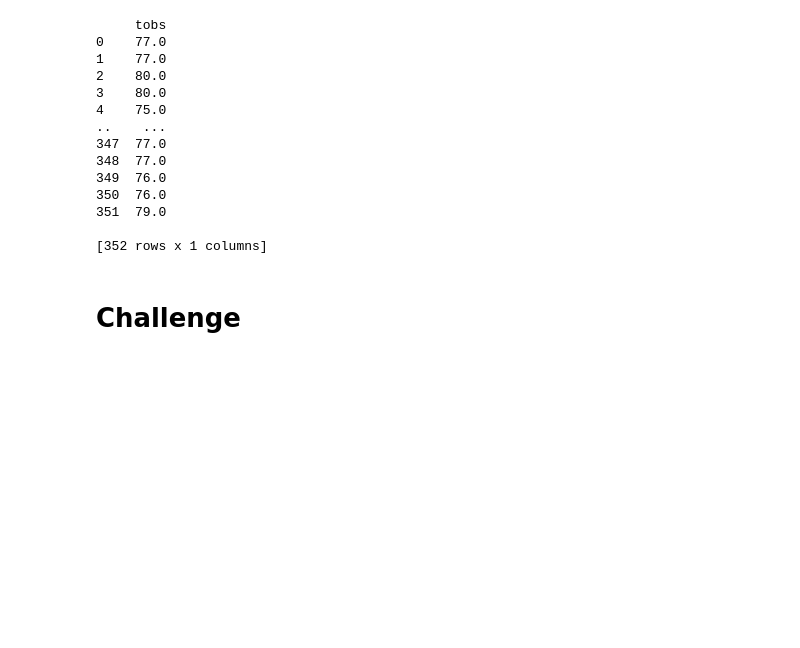
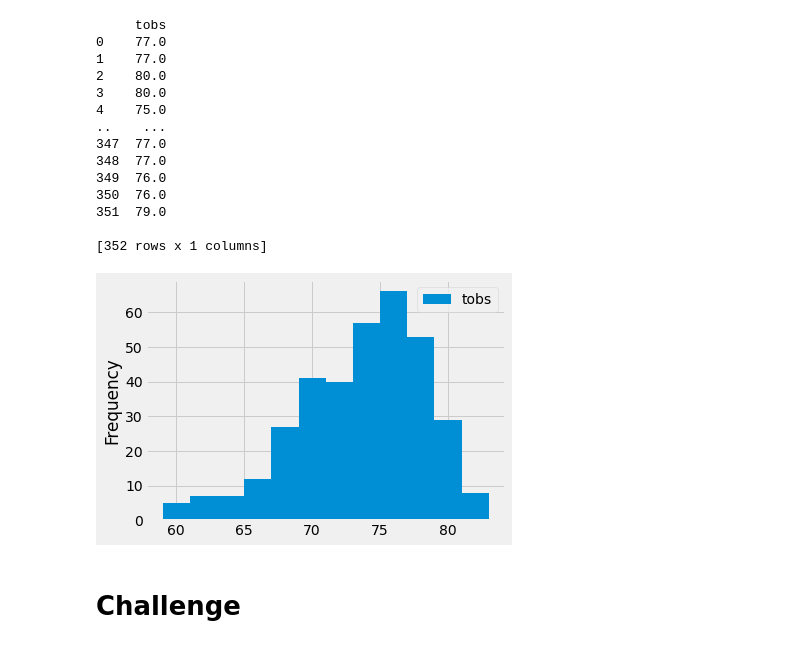
Before and after one commit to chase-dalton/surfs_up, a Jupyter notebook: climate_analysis.ipynb, the cells around one changed output. Drawn from its saved outputs; the diff is of its cells as text; code cells hidden in the pictures; blank space fills up the shorter version.

```diff
--- a/climate_analysis.ipynb
+++ b/climate_analysis.ipynb
@@ -131,5 +131,9 @@ print(df)
 # %%
 # Write a function called `calc_temps` that will accept start date and end date in the format '%Y-%m-%d'
 # and return the minimum, average, and maximum temperatures for that range of dates
+df.plot.hist(bins=12)
+plt.tight_layout()
+# %% [output]
+[figure, added]
 # %% [markdown]
 # Challenge
```
Also changed, not shown: 1 other file.
